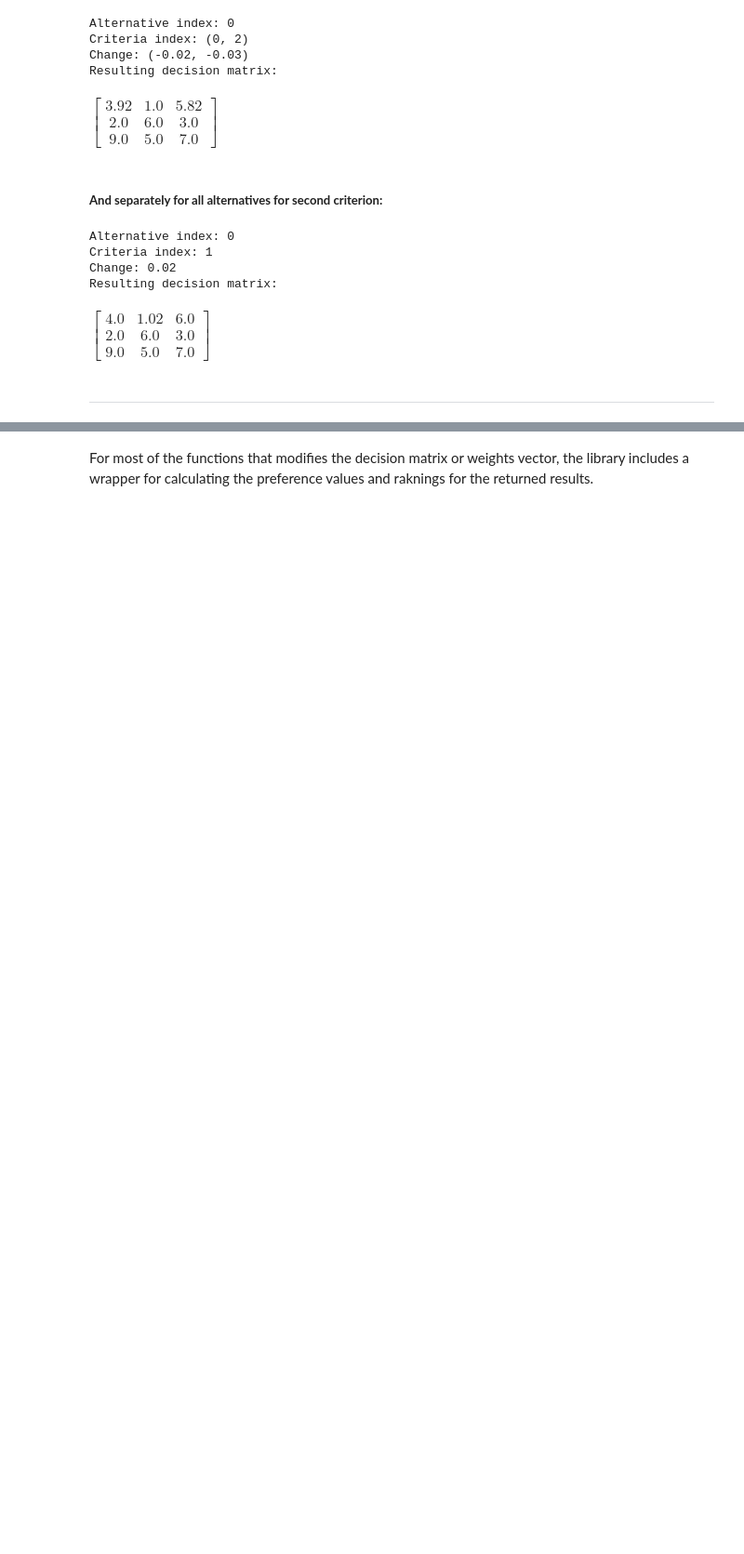
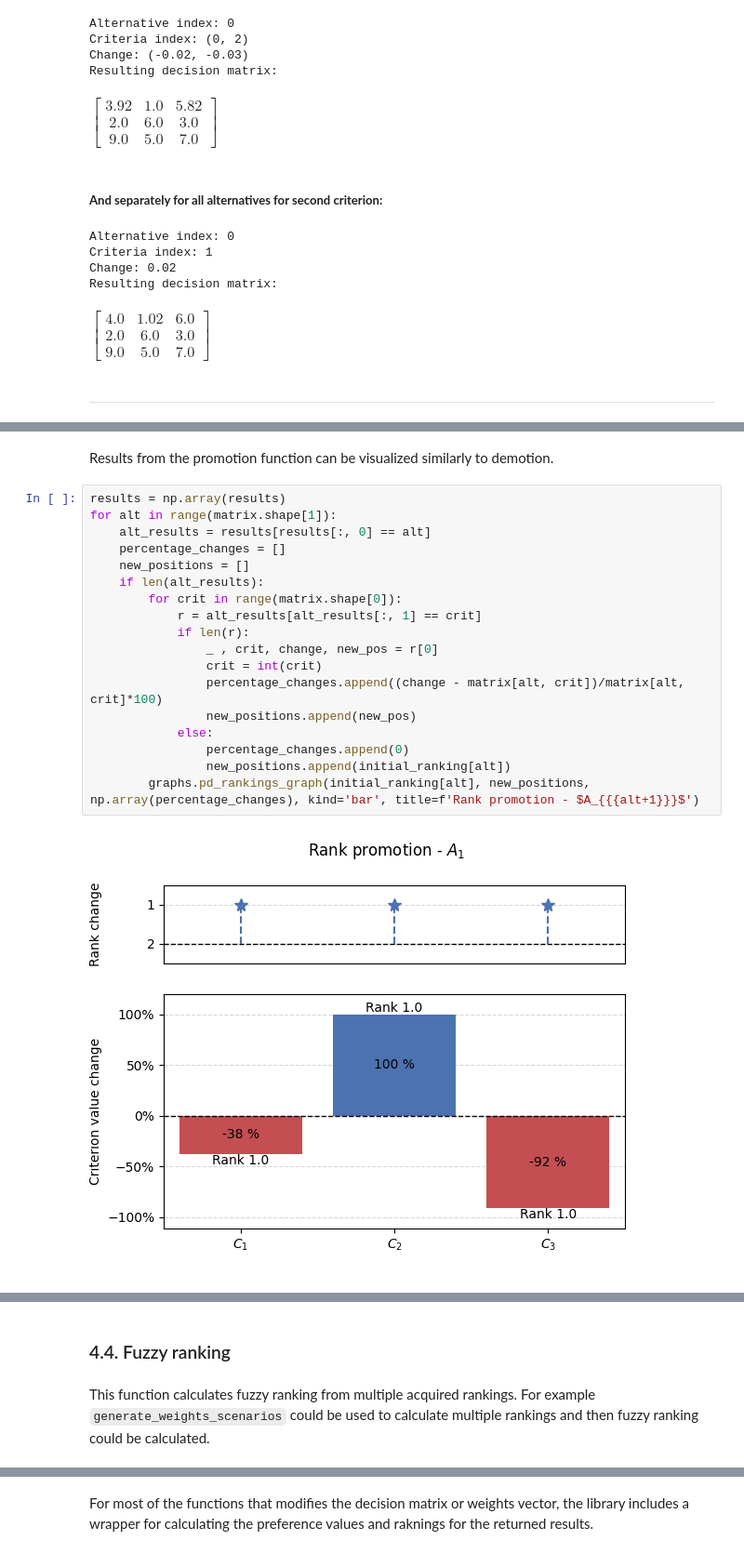
Before and after one commit to jwieckowski/pysensmcda, a Jupyter notebook: examples/examples.ipynb, the cells around one changed output, grey strips where cells are left out. Shown: that part at 93% size. Drawn from its saved outputs; the diff is of its cells as text; blank space fills up the shorter version.

```diff
--- a/examples/examples.ipynb
+++ b/examples/examples.ipynb
@@ -185,0 +657,22 @@ $\displaystyle \left[\begin{matrix}4.0 & 1.02 & 6.0\\2.0 & 6.0 & 3.0\\9.0 & 5.0
+# %% [markdown]
+Results from the promotion function can be visualized similarly to demotion.
+# %%
+results = np.array(results)
+for alt in range(matrix.shape[1]):
+    alt_results = results[results[:, 0] == alt]
+    percentage_changes = []
+    new_positions = []
+    if len(alt_results):
+        for crit in range(matrix.shape[0]):
+            r = alt_results[alt_results[:, 1] == crit]
+            if len(r):
+                _ , crit, change, new_pos = r[0]
+                crit = int(crit)
+                percentage_changes.append((change - matrix[alt, crit])/matrix[alt, crit]*100)
+                new_positions.append(new_pos)
+            else:
+                percentage_changes.append(0)
+                new_positions.append(initial_ranking[alt])
+        graphs.pd_rankings_graph(initial_ranking[alt], new_positions, np.array(percentage_changes), kind='bar', title=f'Rank promotion - $A_{{{alt+1}}}$')
+# %% [output]
+[figure, added]
@@ -185,0 +681,4 @@ $\displaystyle \left[\begin{matrix}4.0 & 1.02 & 6.0\\2.0 & 6.0 & 3.0\\9.0 & 5.0
+# %% [markdown]
+### 4.4. Fuzzy ranking  <a id="22"></a>
+# %% [markdown]
+This function calculates fuzzy ranking from multiple acquired rankings. For example `generate_weights_scenarios` could be used to calculate multiple rankings and then fuzzy ranking could be calculated.
```
Also changed, not shown: parts of 118 cells of this notebook, 8 other files.
